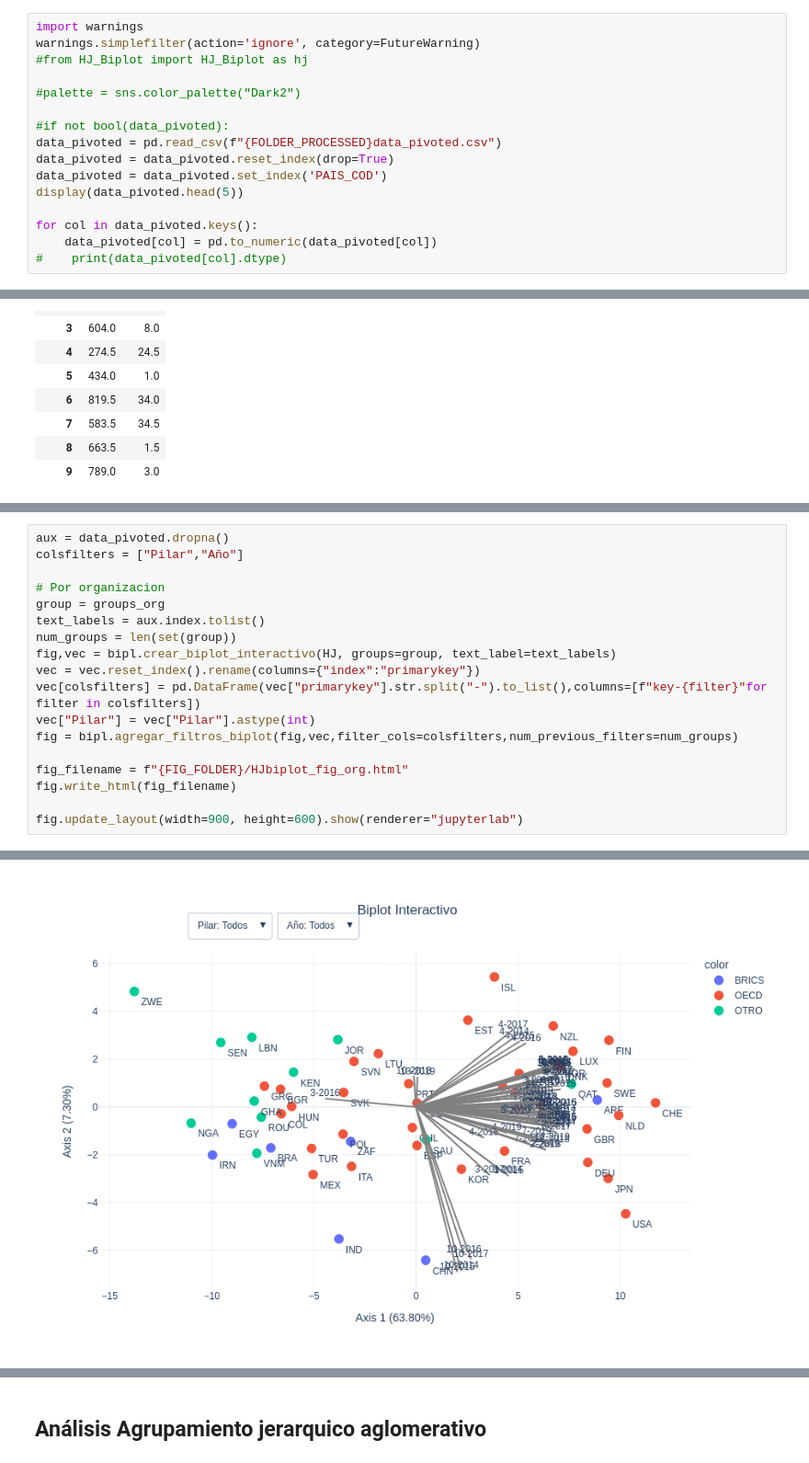
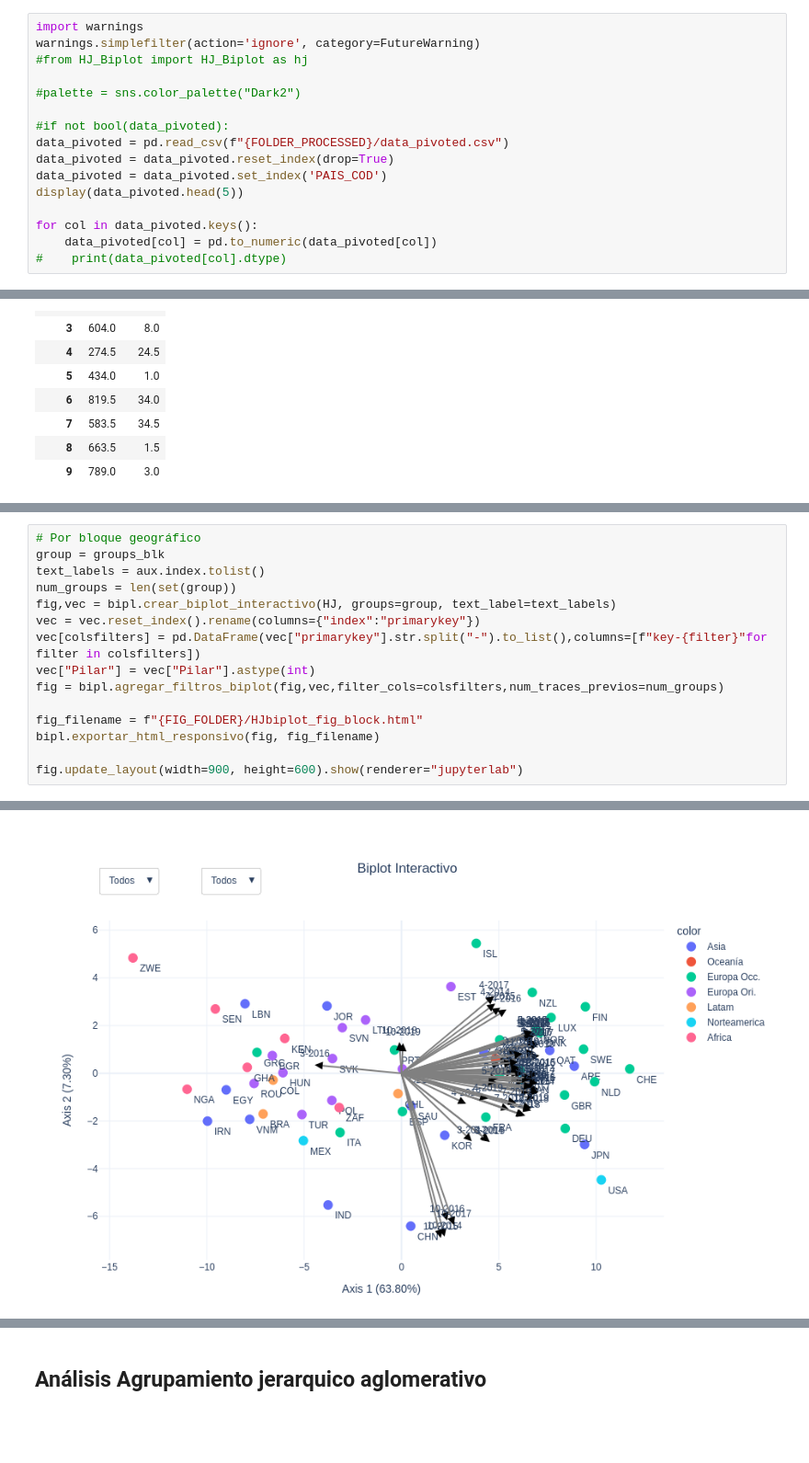
Before and after one commit to Arustico/GCI-Data-Analisis, a Jupyter notebook: notebooks/analisis_indices_wef.ipynb, the cells around one changed output, grey strips where cells are left out. Shown at 92% size. Cells and saved outputs as stored; diff of their text form; blank space fills up the shorter version.

```diff
--- a/notebooks/analisis_indices_wef.ipynb
+++ b/notebooks/analisis_indices_wef.ipynb
@@ -581,7 +589,7 @@ warnings.simplefilter(action='ignore', category=FutureWarning)
 #palette = sns.color_palette("Dark2")
 
 #if not bool(data_pivoted):
-data_pivoted = pd.read_csv(f"{FOLDER_PROCESSED}data_pivoted.csv")
+data_pivoted = pd.read_csv(f"{FOLDER_PROCESSED}/data_pivoted.csv")
 data_pivoted = data_pivoted.reset_index(drop=True)
 data_pivoted = data_pivoted.set_index('PAIS_COD')
 display(data_pivoted.head(5))
@@ -737,19 +777,16 @@ varcontr[varcontr['AÑO'].isin([2018,2019])].groupby("PILAR")[['Axis 1',"Axis 2"
 # %%
-aux = data_pivoted.dropna()
-colsfilters = ["Pilar","Año"]
-
-# Por organizacion
-group = groups_org
+# Por bloque geográfico
+group = groups_blk
 text_labels = aux.index.tolist()
 num_groups = len(set(group))
 fig,vec = bipl.crear_biplot_interactivo(HJ, groups=group, text_label=text_labels)
 vec = vec.reset_index().rename(columns={"index":"primarykey"})
 vec[colsfilters] = pd.DataFrame(vec["primarykey"].str.split("-").to_list(),columns=[f"key-{filter}"for filter in colsfilters])
 vec["Pilar"] = vec["Pilar"].astype(int)
-fig = bipl.agregar_filtros_biplot(fig,vec,filter_cols=colsfilters,num_previous_filters=num_groups)
+fig = bipl.agregar_filtros_biplot(fig,vec,filter_cols=colsfilters,num_traces_previos=num_groups)
 
-fig_filename = f"{FIG_FOLDER}/HJbiplot_fig_org.html"
-fig.write_html(fig_filename)
+fig_filename = f"{FIG_FOLDER}/HJbiplot_fig_block.html"
+bipl.exportar_html_responsivo(fig, fig_filename)
 
 fig.update_layout(width=900, height=600).show(renderer="jupyterlab")
 # %% [output]
@@ -756 +794 @@ fig.update_layout(width=900, height=600).show(renderer="jupyterlab")
-[figure, old version]
+[figure, new version]
```
Also changed, not shown: parts of 8 cells of this notebook, 8 other files.
